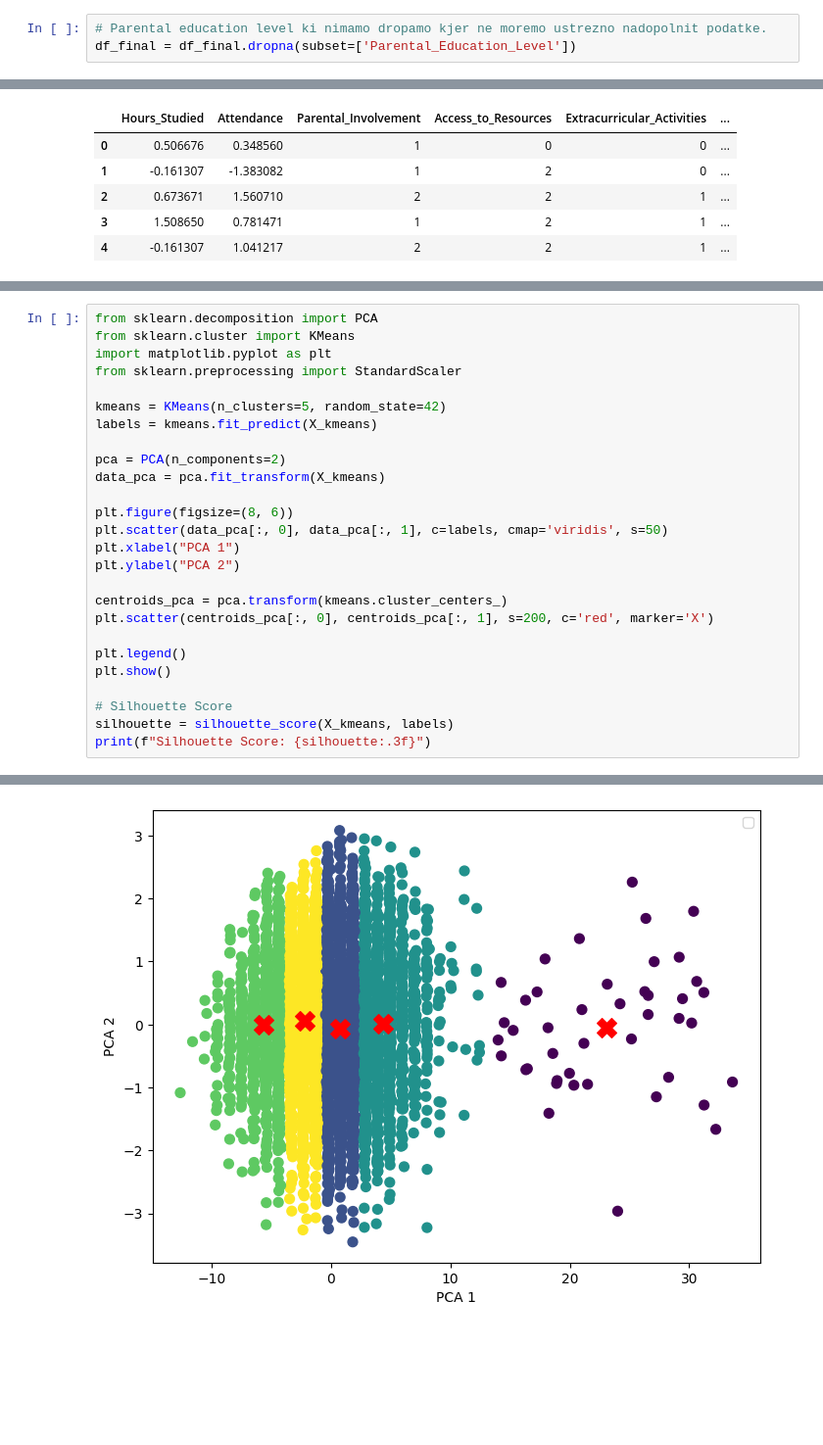
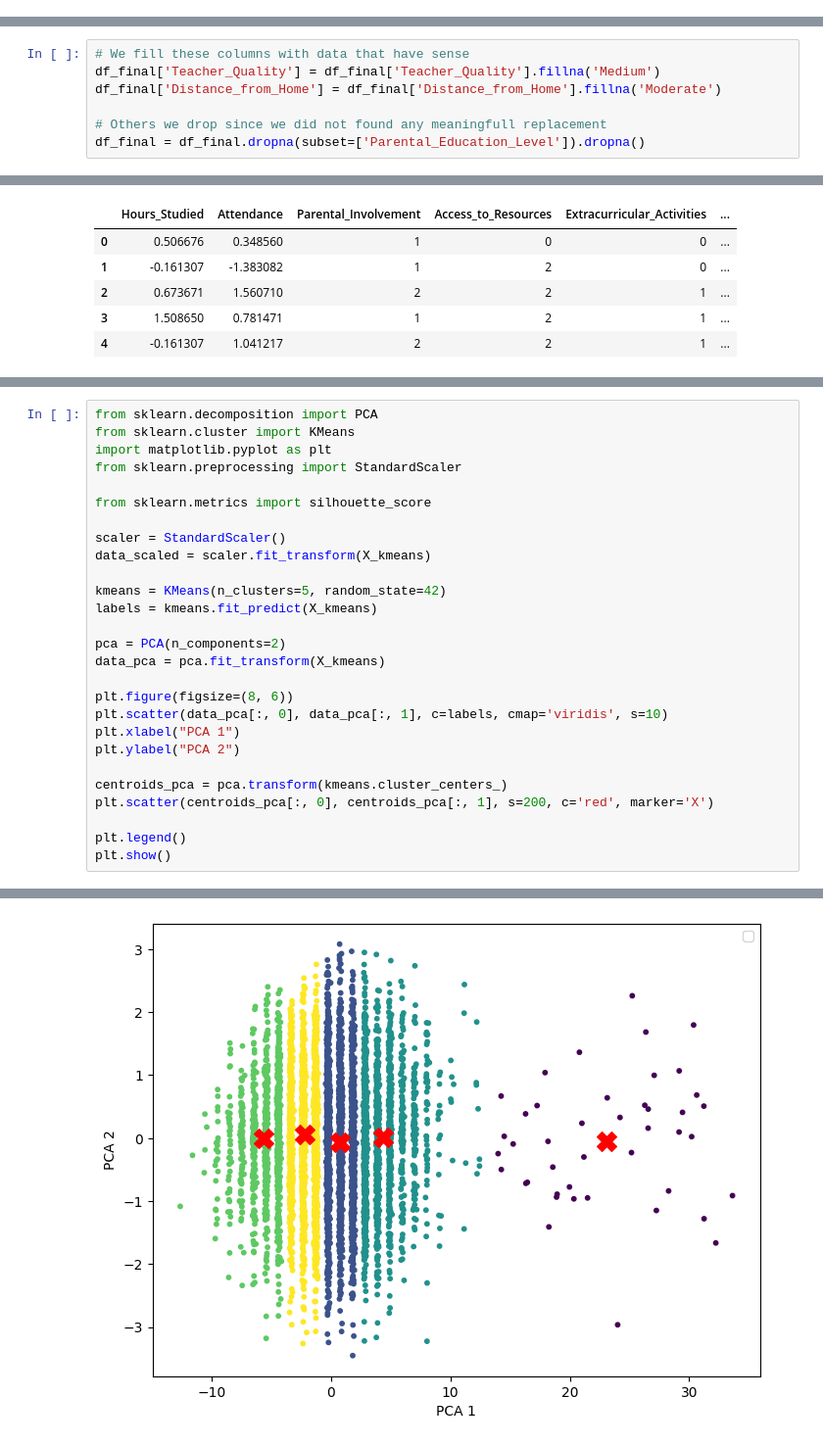
Before and after one commit to milansoap/exam-score-machine-learning-analysis, a Jupyter notebook: ISSU_Projekt.ipynb, the cells around one changed output, grey strips where cells are left out. Shown at 98% size. Saved outputs shown, nothing was run; the diff lists cells and outputs as text; blank space fills up the shorter version.

```diff
--- a/ISSU_Projekt.ipynb
+++ b/ISSU_Projekt.ipynb
@@ -40,3 +32,0 @@ df_final['Distance_from_Home'] = df_final['Distance_from_Home'].fillna('Moderate
-# %%
-# Parental education level ki nimamo dropamo kjer ne moremo ustrezno nadopolnit podatke.
-df_final = df_final.dropna(subset=['Parental_Education_Level'])
@@ -63,0 +54,7 @@ dtype: int64
+# %%
+# We fill these columns with data that have sense
+df_final['Teacher_Quality'] = df_final['Teacher_Quality'].fillna('Medium')
+df_final['Distance_from_Home'] = df_final['Distance_from_Home'].fillna('Moderate')
+
+# Others we drop since we did not found any meaningfull replacement
+df_final = df_final.dropna(subset=['Parental_Education_Level']).dropna()
@@ -228,29 +273,30 @@ plt.show()
 # %%
 from sklearn.decomposition import PCA
 from sklearn.cluster import KMeans
 import matplotlib.pyplot as plt
 from sklearn.preprocessing import StandardScaler
+
+from sklearn.metrics import silhouette_score
+
+scaler = StandardScaler()
+data_scaled = scaler.fit_transform(X_kmeans)
 
 kmeans = KMeans(n_clusters=5, random_state=42)
 labels = kmeans.fit_predict(X_kmeans)
 
 pca = PCA(n_components=2)
 data_pca = pca.fit_transform(X_kmeans)
 
 plt.figure(figsize=(8, 6))
-plt.scatter(data_pca[:, 0], data_pca[:, 1], c=labels, cmap='viridis', s=50)
+plt.scatter(data_pca[:, 0], data_pca[:, 1], c=labels, cmap='viridis', s=10)
 plt.xlabel("PCA 1")
 plt.ylabel("PCA 2")
 
 centroids_pca = pca.transform(kmeans.cluster_centers_)
 plt.scatter(centroids_pca[:, 0], centroids_pca[:, 1], s=200, c='red', marker='X')
 
 plt.legend()
 plt.show()
-
-# Silhouette Score
-silhouette = silhouette_score(X_kmeans, labels)
-print(f"Silhouette Score: {silhouette:.3f}")
 # %% [output]
 WARNING:matplotlib.legend:No artists with labels found to put in legend.  Note that artists whose label start with an underscore are ignored when legend() is called with no argument.
-[figure, old version]
+[figure, new version]
```
Also changed, not shown: parts of 51 cells of this notebook.
